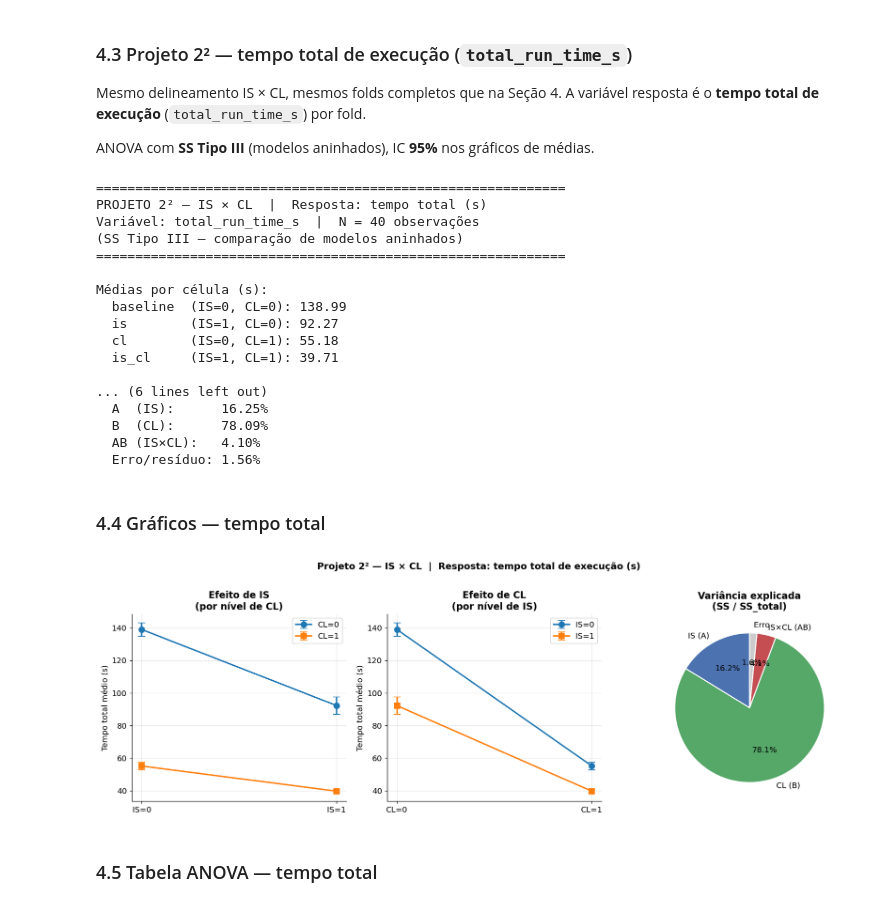
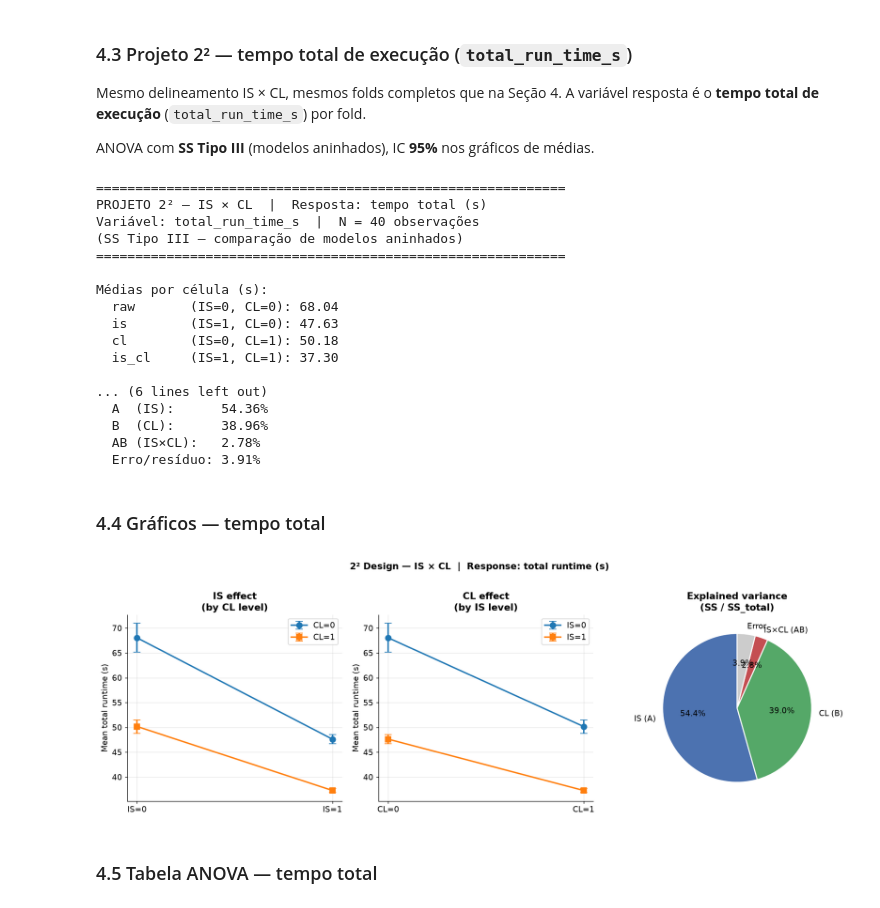
Before and after one commit to AntonioNvs/bio-is-curriculum, a Jupyter notebook: analysis.ipynb, the cells around one changed output. Cells and saved outputs as stored; diff of their text form; code cells hidden in the pictures.

```diff
--- a/analysis.ipynb
+++ b/analysis.ipynb
@@ -421,10 +428,10 @@ for mode in MODES:
             if not np.isnan(ph_start):
                 ax.axvline(ph_start, color=color, linestyle='--', linewidth=1, alpha=0.5)
 
-ax.set_xlabel('Época (global, por fase sequencial)')
-ax.set_ylabel('Loss médio')
-ax.set_title('Histórico de loss médio por época — IC 95%\n'
-             '(linhas tracejadas = transição entre fases do currículo)',
+ax.set_xlabel('Epoch (global, sequential across phases)')
+ax.set_ylabel('Mean loss')
+ax.set_title('Mean loss per epoch — 95% CI\n'
+             '(dashed lines = curriculum phase transitions)',
              fontweight='bold')
 ax.legend()
 plt.tight_layout()
@@ -444,7 +451,7 @@ PHASE_NAMES = {'clean': 'Clean', 'diverse': 'Diverse', 'hard': 'Hard'}
 
 for ax, metric, title in zip(axes,
     ['macro_f1', 'accuracy'],
-    ['Macro-F1 por fase', 'Acurácia (micro-accuracy) por fase']):
+    ['Macro-F1 by phase', 'Accuracy (micro-accuracy) by phase']):
 
     for mode in MODES_CURRICULUM:
         sub = df_pm[
@@ -470,12 +477,12 @@ for ax, metric, title in zip(axes,
 
     ax.set_xticks(np.arange(len(CURRICULUM_PHASES)))
     ax.set_xticklabels([PHASE_NAMES[p] for p in CURRICULUM_PHASES])
-    ax.set_xlabel('Fase de currículo')
+    ax.set_xlabel('Curriculum phase')
     ax.set_ylabel(metric.replace('_', ' ').title())
     ax.set_title(title, fontweight='bold')
     ax.legend()
 
-plt.suptitle('Evolução da métrica ao final de cada fase — IC 95% (CL e IS+CL)', fontsize=13,
+plt.suptitle('Metric evolution at end of each phase — 95% CI (CL and IS+CL)', fontsize=13,
              fontweight='bold', y=1.01)
 plt.tight_layout()
 plt.show()
@@ -503,7 +510,7 @@ Também na **§4.3–4.5**: mesmo delineamento com resposta **tempo total** (`to
 # %%
 # Build the 2^2 design dataframe
 factor_map = {
-    'baseline': (0, 0),
+    'raw':      (0, 0),
     'is':       (1, 0),
     'cl':       (0, 1),
     'is_cl':    (1, 1),
@@ -689,8 +696,8 @@ if cells_ok:
                     capsize=5, linewidth=2, markersize=8, label=lbl)
     ax.set_xticks([0, 1])
     ax.set_xticklabels(['IS=0', 'IS=1'])
-    ax.set_ylabel('Acurácia média')
-    ax.set_title('Efeito de IS\n(por nível de CL)', fontweight='bold')
+    ax.set_ylabel('Mean macro-F1')
+    ax.set_title('IS effect\n(by CL level)', fontweight='bold')
     ax.legend()
 
     # --- (b) Efeito de CL ---
@@ -704,13 +711,13 @@ if cells_ok:
                     capsize=5, linewidth=2, markersize=8, label=lbl)
     ax.set_xticks([0, 1])
     ax.set_xticklabels(['CL=0', 'CL=1'])
-    ax.set_ylabel('Acurácia média')
-    ax.set_title('Efeito de CL\n(por nível de IS)', fontweight='bold')
+    ax.set_ylabel('Mean macro-F1')
+    ax.set_title('CL effect\n(by IS level)', fontweight='bold')
     ax.legend()
 
     # --- (c) Variância explicada (pie) ---
     ax = axes[2]
-    labels_pie = ['IS (A)', 'CL (B)', 'IS×CL (AB)', 'Erro']
+    labels_pie = ['IS (A)', 'CL (B)', 'IS×CL (AB)', 'Error']
     sizes_pie  = [pct_A, pct_B, pct_AB, pct_e]
     colors_pie = ['#4C72B0', '#55A868', '#C44E52', '#CCCCCC']
     wedges, texts, autotexts = ax.pie(
@@ -720,9 +727,9 @@ if cells_ok:
     )
     for at in autotexts:
         at.set_fontsize(10)
-    ax.set_title('Variância explicada\n(SS / SS_total)', fontweight='bold')
+    ax.set_title('Explained variance\n(SS / SS_total)', fontweight='bold')
 
-    plt.suptitle('Projeto 2² — IS × CL  |  Resposta: macro-F1', fontsize=13,
+    plt.suptitle('2² Design — IS × CL  |  Response: macro-F1', fontsize=13,
                  fontweight='bold', y=1.01)
     plt.tight_layout()
     plt.show()
@@ -860,7 +867,7 @@ else:
     print('(SS Tipo III — comparação de modelos aninhados)')
     print('=' * 60)
     print('\nMédias por célula (s):')
-    print(f'  baseline  (IS=0, CL=0): {t00:.2f}')
+    print(f'  raw       (IS=0, CL=0): {t00:.2f}')
     print(f'  is        (IS=1, CL=0): {t10:.2f}')
     print(f'  cl        (IS=0, CL=1): {t01:.2f}')
     print(f'  is_cl     (IS=1, CL=1): {t11:.2f}')
@@ -883,16 +890,16 @@ Variável: total_run_time_s  |  N = 40 observações
 ============================================================
 
 Médias por célula (s):
-  baseline  (IS=0, CL=0): 138.99
-  is        (IS=1, CL=0): 92.27
-  cl        (IS=0, CL=1): 55.18
-  is_cl     (IS=1, CL=1): 39.71
+  raw       (IS=0, CL=0): 68.04
+  is        (IS=1, CL=0): 47.63
+  cl        (IS=0, CL=1): 50.18
+  is_cl     (IS=1, CL=1): 37.30
 
 ... (6 lines left out)
-  A  (IS):      16.25%
-  B  (CL):      78.09%
-  AB (IS×CL):   4.10%
-  Erro/resíduo: 1.56%
+  A  (IS):      54.36%
+  B  (CL):      38.96%
+  AB (IS×CL):   2.78%
+  Erro/resíduo: 3.91%
 # %% [markdown]
 ### 4.4 Gráficos — tempo total
 # %%
@@ -910,41 +917,41 @@ if cells_ok:
                     capsize=5, linewidth=2, markersize=8, label=lbl)
     ax.set_xticks([0, 1])
     ax.set_xticklabels(['IS=0', 'IS=1'])
-    ax.set_ylabel('Tempo total médio (s)')
-    ax.set_title('Efeito de IS\n(por nível de CL)', fontweight='bold')
+    ax.set_ylabel('Mean total runtime (s)')
+    ax.set_title('IS effect\n(by CL level)', fontweight='bold')
     ax.legend()
 
     ax = axes[1]
     for is_val, ls, lbl in [(0, '-o', 'IS=0'), (1, '-s', 'IS=1')]:
         sub = df_design_time[df_design_time['IS'] == is_val]
         grp = sub.groupby('CL')[resp_col].agg(['mean', 'std', 'count'])
         grp['se'] = grp['std'] / np.sqrt(grp['count'])
         grp['h']  = grp['se'] * stats.t.ppf(1 - CI_ALPHA/2, df=grp['count']-1)
         ax.errorbar(grp.index, grp['mean'], yerr=grp['h'], fmt=ls,
                     capsize=5, linewidth=2, markersize=8, label=lbl)
     ax.set_xticks([0, 1])
     ax.set_xticklabels(['CL=0', 'CL=1'])
-    ax.set_ylabel('Tempo total médio (s)')
-    ax.set_title('Efeito de CL\n(por nível de IS)', fontweight='bold')
+    ax.set_ylabel('Mean total runtime (s)')
+    ax.set_title('CL effect\n(by IS level)', fontweight='bold')
     ax.legend()
 
     ax = axes[2]
-    labels_pie = ['IS (A)', 'CL (B)', 'IS×CL (AB)', 'Erro']
+    labels_pie = ['IS (A)', 'CL (B)', 'IS×CL (AB)', 'Error']
     sizes_pie  = [tt_pct_A, tt_pct_B, tt_pct_AB, tt_pct_e]
     colors_pie = ['#4C72B0', '#55A868', '#C44E52', '#CCCCCC']
     ax.pie(
         sizes_pie, labels=labels_pie, autopct='%1.1f%%',
         colors=colors_pie, startangle=90,
         wedgeprops=dict(edgecolor='white', linewidth=1.5),
     )
-    ax.set_title('Variância explicada\n(SS / SS_total)', fontweight='bold')
+    ax.set_title('Explained variance\n(SS / SS_total)', fontweight='bold')
 
-    plt.suptitle('Projeto 2² — IS × CL  |  Resposta: tempo total de execução (s)', fontsize=13,
+    plt.suptitle('2² Design — IS × CL  |  Response: total runtime (s)', fontsize=13,
                  fontweight='bold', y=1.01)
     plt.tight_layout()
     plt.show()
 # %% [output]
-[figure, old version]
+[figure, new version]
 # %% [markdown]
 ### 4.5 Tabela ANOVA — tempo total
 # %%
```
Also changed, not shown: parts of 18 cells of this notebook, 7 other files.
